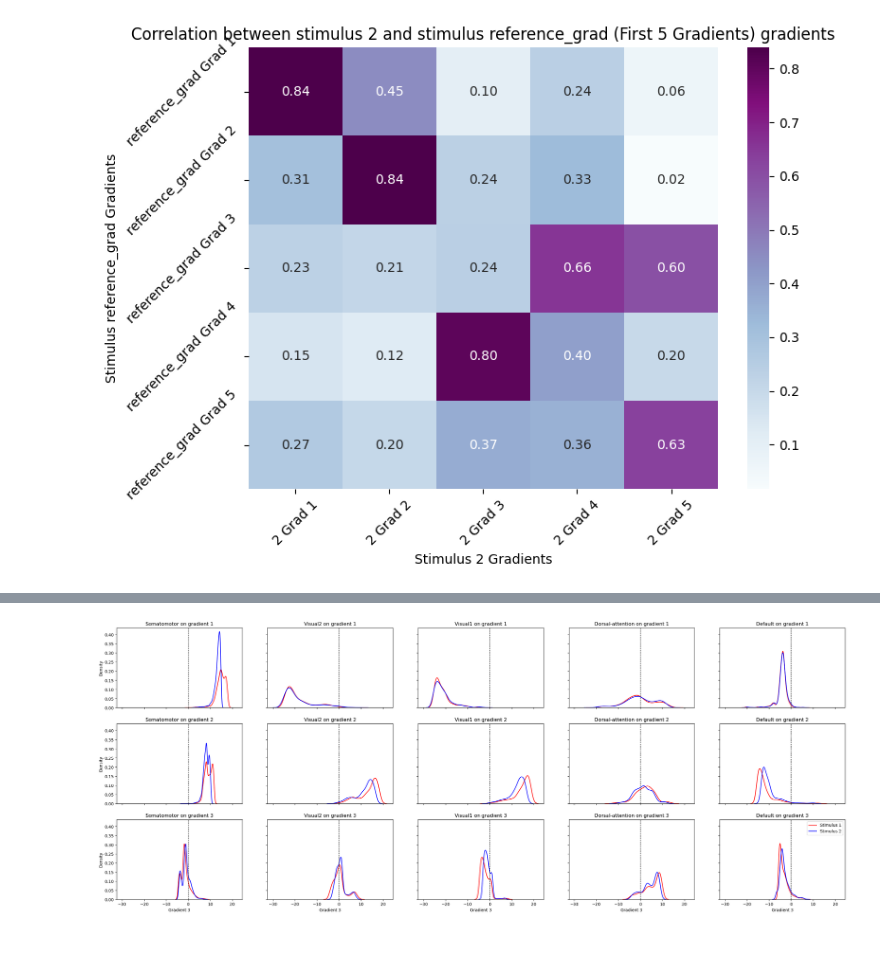
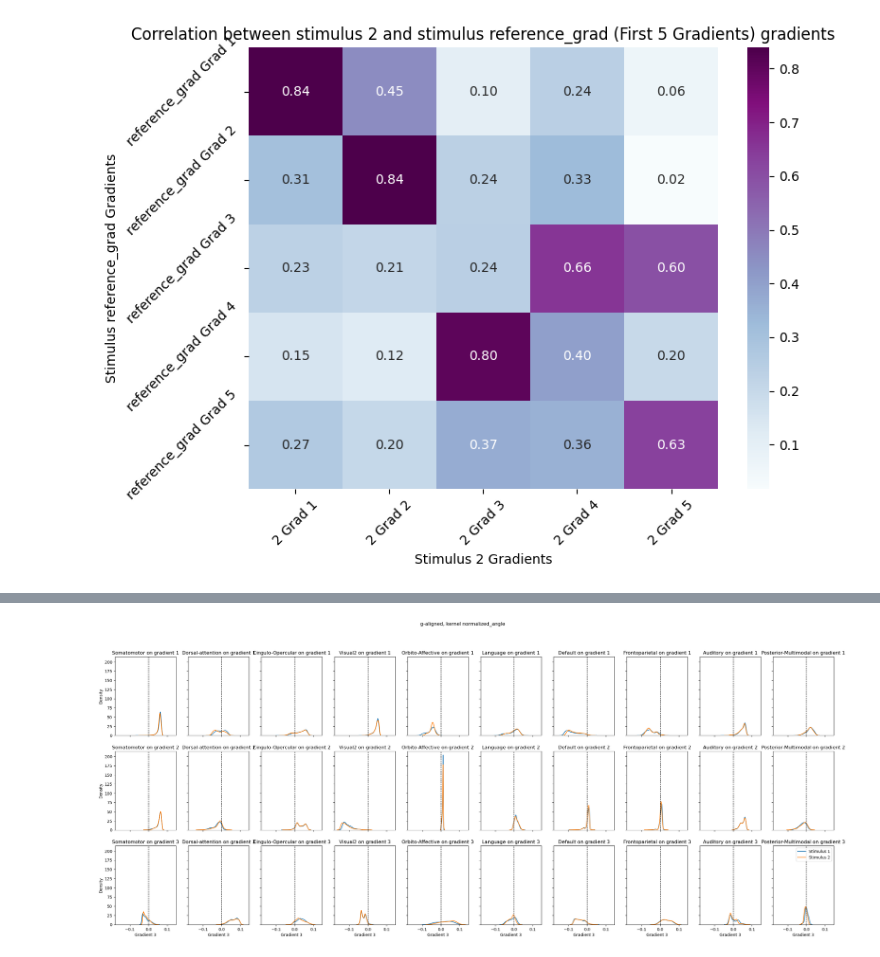
Before and after one commit to mrenke/parietal_patterns, a Jupyter notebook: sophie/average_gradient_glmsingle.ipynb, the cells around one changed output, grey strips where cells are left out. Saved outputs shown, nothing was run; the diff lists cells and outputs as text; code cells hidden in the pictures.

```diff
--- a/sophie/average_gradient_glmsingle.ipynb
+++ b/sophie/average_gradient_glmsingle.ipynb
@@ -347,10 +406,12 @@ figure, axes = plt.subplots(nrows=2, ncols=n_comp,figsize = (15,4), subplot_kw=d
 for j, stim in enumerate(stimuli):
     for i in range(0,n_comp):
         gm = np.split(grad[stim][i],2) # for i, hemi in enumerate([‘L’, ‘R’]): --> left first
+
         gm_r = gm[1]
+
         nplt.plot_surf(surf_mesh= fsaverage.infl_right, surf_map= gm_r, # infl_right # pial_right
                     view= side_view,cmap=cmap, colorbar=False,  # sub-{sub}, title=f’grad {i+1}‘,
                     bg_map=fsaverage.sulc_right, bg_on_data=True,darkness=0.7 ,axes=axes[j, i]) #
         axes[j, i].set(title=f'grad {i+1} stim {stim}')
-    figure.suptitle(f'{spec} kernel {kernel}', y=0.9)
+    figure.suptitle(f'{spec} kernel {kernel}')
 # %% [output]
@@ -362,5 +499,5 @@ stim
 # %%
-# code to flip grad 1 for stim_1
+# code to flip things if needed
 
 import nilearn.plotting as nplt
 import matplotlib.pyplot as plt
@@ -377,8 +514,10 @@ figure, axes = plt.subplots(nrows=2, ncols=n_comp, figsize=(15, 4), subplot_kw=d
 for j, stim in enumerate(stimuli):
     for i in range(0, n_comp):
         # Flip grad 1 values if i == 0
-        if stim == '2':
-            grad_to_plot = -grad[stim][i] if i == 0 else grad[stim][i]
+        if stim == '1': #  or stim == '2'
+            grad_to_plot = -grad[stim][i] if i == 0 or i ==1 else grad[stim][i] #or i == 1
+        elif stim == '2':
+            grad_to_plot = -grad[stim][i] if i ==1 else grad[stim][i]
         else:
             grad_to_plot = grad[stim][i]
 
@@ -640,3 +857 @@ for stim in stimuli:
-# %%
-caNets_fsav5_mapping = caNets_fsav5_mapping[mask]
 # %%
@@ -812,5 +1037,5 @@ network_file = caNets_fsav5_mapping
 # %%
-# two-sample t-tests between network positions of stim 1 and stim 2 on the first gradient (because auditory network has this shift)
+# two-sample t-tests between network positions of stim 1 and stim 2 on the first gradient
 
 import numpy as np
 import os
@@ -820,10 +1045,11 @@ from my_utils import get_basic_mask
 
 sub = 'All'
 stimuli_types = ['1', '2']
-spec = 'gradients' #g-aligned
-network = 'CAatlas' # precismap-timeseries
+spec = 'g-aligned' # gradients
+kernel = 'None' # normalized_angle
+network_atlas = 'CAatlas' #   precismap-timeseries
 
-network_file = caNets_fsav5_mapping # prec_network
+network_file = caNets_fsav5_mapping[mask]  # prec_network
 
 mask, labeling_noParcel = get_basic_mask()
 
@@ -837,11 +1063,11 @@ for stimulus in stimuli_types:
         # Load the combined gradient matrix for the current stimulus
         gradients = np.load(op.join(bids_folder_matrices, 'derivatives', 'gradients.glmsingle',
                                      f'sub-{sub}', f'stimulus_{stimulus}',
-                                     f'sub-{sub}_{spec}_space-fsaverag5_n10_stimulus_{stimulus}_betas.npy'))
+                                     f'sub-{sub}_{spec}_space-fsaverag5_n10_stimulus-{stimulus}_betas_kernel-{kernel}.npy'))
 
         # Extract the gradient corresponding rows
         grad1 = -gradients[0, :][mask]  # First row: Gradient 1
-        grad2 = gradients[1, :][mask]  # Second row: Gradient 2
+        grad2 = -gradients[1, :][mask]  # Second row: Gradient 2
         grad3 = gradients[2, :][mask]  # Third row: Gradient 3
 
         # Create a DataFrame
@@ -856,7 +1082,7 @@ for stimulus in stimuli_types:
         df['ca_network_name'] = df['ca_network'].map(CAatlas_names['Network Name'])
 
         # Save the DataFrame to a CSV file
-        output_file = op.join(output_dir, f'stim-{stimulus}_dataframe_network-{network}.csv')
+        output_file = op.join(output_dir, f'stim-{stimulus}_dataframe_network-{network_atlas}_kernel-{kernel}.csv')
         df.to_csv(output_file, index=False)
         print(f'Saved DataFrame for {stimulus} to {output_file}')
 
@@ -975,20 +1185,24 @@ NaN rows log saved to /mnt_AdaBD_largefiles/Data/SMILE_DATA/DNumRisk/ds-dnumrisk
 # %%
-fig, axes = plt.subplots(3, 5, figsize=(32, 12), sharex=True, sharey=True)
+fig, axes = plt.subplots(3, 10, figsize=(32, 12), sharex=True, sharey=True)
 
-networks = ['Somatomotor','Visual2',  'Visual1', 'Dorsal-attention', 'Default']
 gradients = ['1', '2', '3']
+
+netwoks_valid = stim1_df['ca_network_name'].dropna().unique()
 
 for i, grad in enumerate(gradients):
 
-    for j, net in enumerate(networks):
+    for j, net in enumerate(netwoks_valid):
+        if pd.isna(net):
+            continue
         ax = axes[i, j]
 
-        sns.kdeplot(stim1_df[stim1_df['ca_network_name'] == net][f'Gradient {grad}'], label='Stimulus 1', color='red', ax=axes[i,j])
-        sns.kdeplot(stim2_df[stim2_df['ca_network_name'] == net][f'Gradient {grad}'], label='Stimulus 2', color='blue', ax=axes[i,j])
+        sns.kdeplot(stim1_df[stim1_df['ca_network_name'] == net][f'Gradient {grad}'], label='Stimulus 1', ax=axes[i,j])
+        sns.kdeplot(stim2_df[stim2_df['ca_network_name'] == net][f'Gradient {grad}'], label='Stimulus 2', ax=axes[i,j])
         ax.axvline(0, color='black', linestyle='--', linewidth=1)
         axes[i,j].set(title=f'{net} on gradient {grad}')
-        plt.legend()
 
+plt.legend()
+fig.suptitle(f'{spec}, kernel {kernel}')
 plt.show()
 # %% [output]
-[figure, old version]
+[figure, new version]
```
Also changed, not shown: parts of 33 cells of this notebook, 3 other files.
